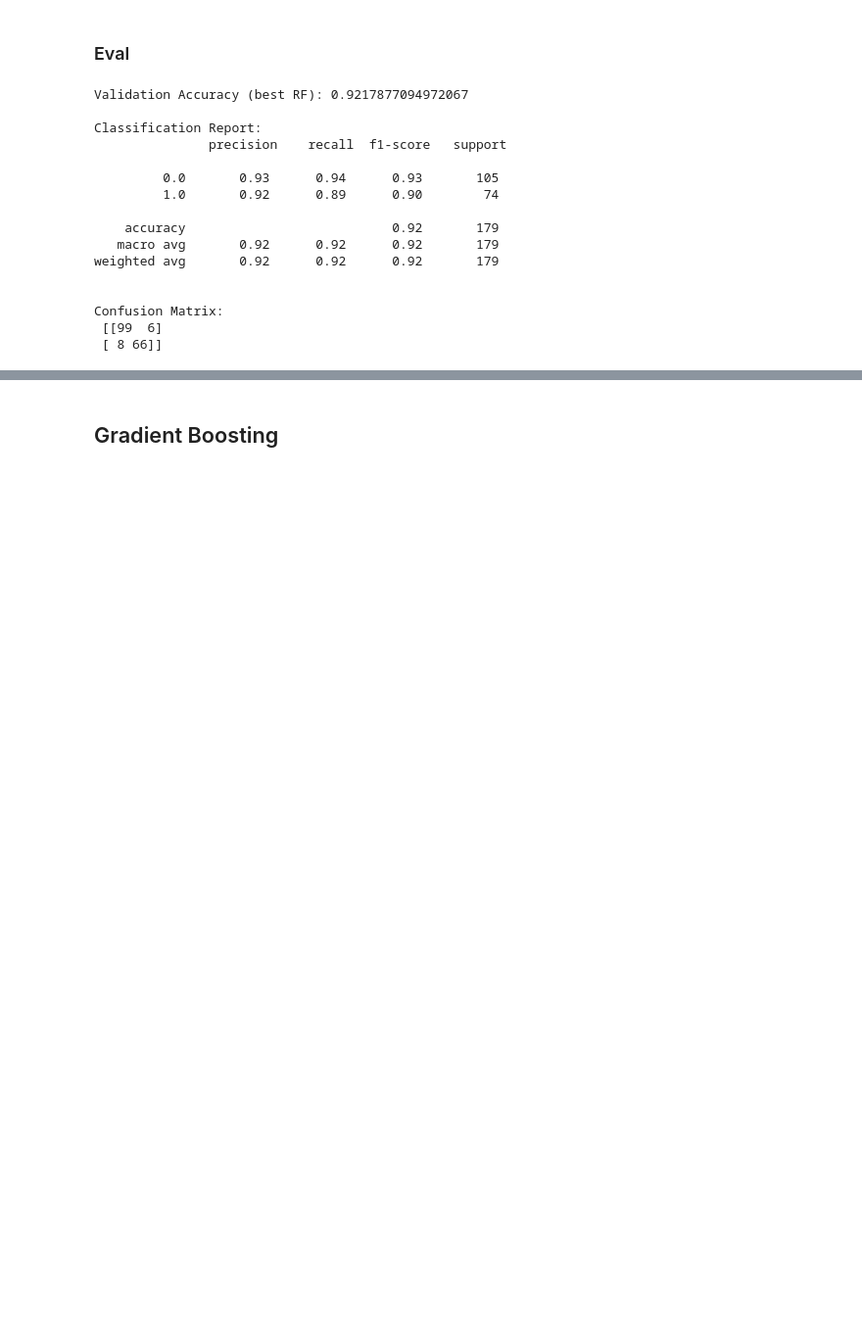
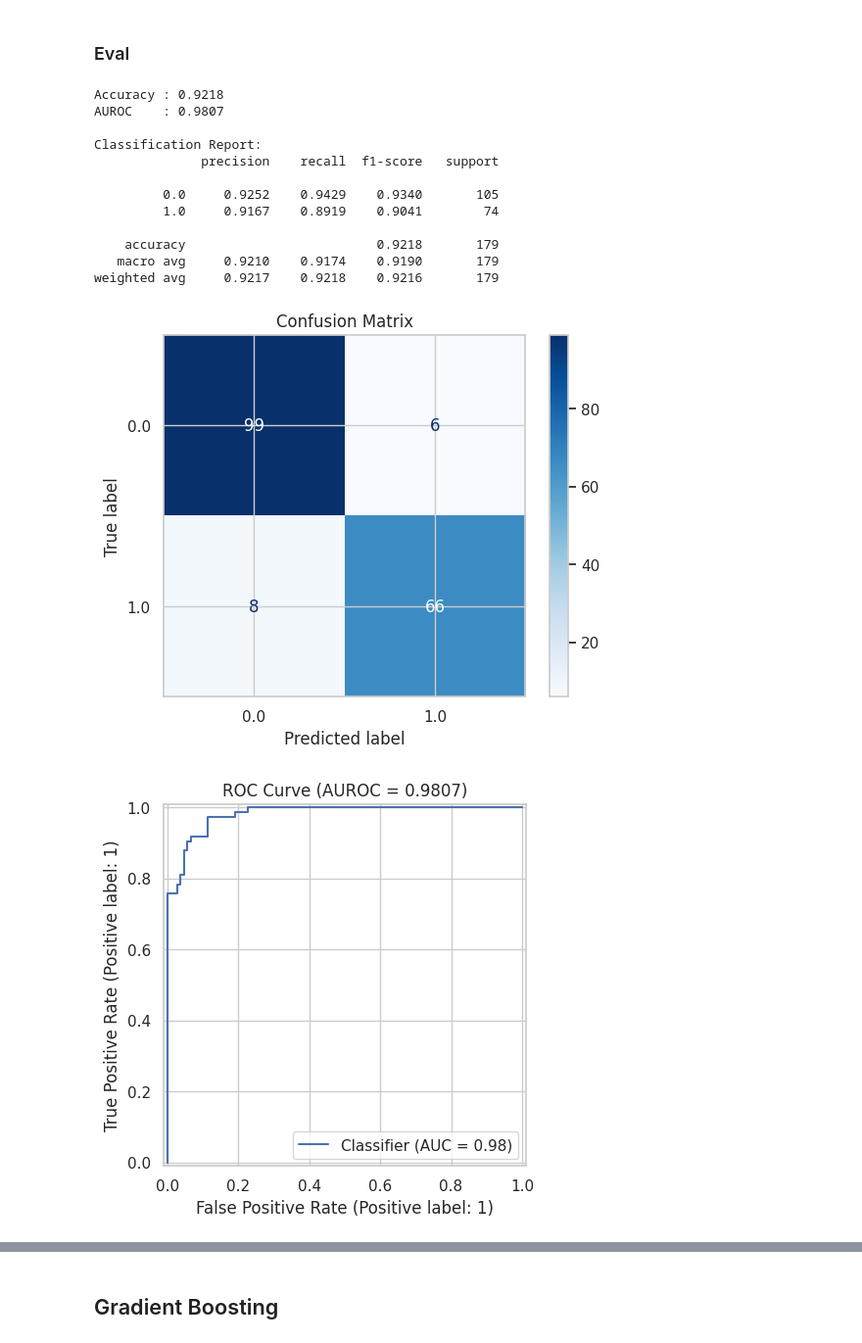
Before and after one commit to Taurusz1/Halado_Adatelemzes, a Jupyter notebook: Halado_Adatelemzes_HF.ipynb, the cells around one changed output, grey strips where cells are left out. Shown at 98% size. Drawn from its saved outputs; the diff is of its cells as text; code cells hidden in the pictures; blank space fills up the shorter version.

```diff
--- a/Halado_Adatelemzes_HF.ipynb
+++ b/Halado_Adatelemzes_HF.ipynb
@@ -528,22 +528,11 @@ X_train, X_val, y_train, y_val = train_test_split(X, y, test_size=0.2, random_st
 rf = RandomForestClassifier(n_estimators=100, random_state=42)
 rf.fit(X_train, y_train)
 
-# Evaluate
+# Evaluate base model
 y_val_pred = rf.predict(X_val)
 print("Validation Accuracy:", accuracy_score(y_val, y_val_pred))
 print("\nClassification Report:\n", classification_report(y_val, y_val_pred))
 print("\nConfusion Matrix:\n", confusion_matrix(y_val, y_val_pred))
-
-# Final model trained on full data
-rf_final = RandomForestClassifier(n_estimators=100, random_state=42)
-rf_final.fit(X, y)
-
-# Predict on test_df
-X_test = test_df[x_cols]
-test_predictions = rf_final.predict(X_test)
-
-# Optional: attach predictions
-test_df['Survived'] = test_predictions
 # %% [output]
 Validation Accuracy: 0.8268156424581006
 
@@ -594,32 +578,61 @@ KeyboardInterrupt:
 # %% [markdown]
 ### Eval
 # %%
+from sklearn.metrics import (
+    accuracy_score,
+    classification_report,
+    confusion_matrix,
+    roc_auc_score,
+    ConfusionMatrixDisplay,
+    RocCurveDisplay,
+    PrecisionRecallDisplay
+)
+import matplotlib.pyplot as plt
+
 # The best model is already trained
 # Best params: {'bootstrap': True, 'max_depth': 10, 'max_features': None, 'min_samples_leaf': 2, 'min_samples_split': 5, 'n_estimators': 100}
 
 rf_final = RandomForestClassifier(bootstrap=True, max_depth=10, max_features=None, min_samples_leaf=2, min_samples_split=5, n_estimators=100, random_state=42)
 rf_final.fit(X, y)
-# Predict on validation set
-y_val_pred = rf_final.predict(X_val)
 
-# Evaluate
-print("Validation Accuracy (best RF):", accuracy_score(y_val, y_val_pred))
-print("\nClassification Report:\n", classification_report(y_val, y_val_pred))
-print("\nConfusion Matrix:\n", confusion_matrix(y_val, y_val_pred))
+# 1) Get predictions and prediction-probabilities
+y_val_pred  = rf_final.predict(X_val)
+y_val_probs = rf_final.predict_proba(X_val)[:, 1]
+
+# 2) Print scalar metrics
+acc   = accuracy_score(y_val, y_val_pred)
+auc   = roc_auc_score(y_val, y_val_probs)
+print(f"Accuracy : {acc:.4f}")
+print(f"AUROC    : {auc:.4f}\n")
+print("Classification Report:")
+print(classification_report(y_val, y_val_pred, digits=4))
+
+# 3) Plot Confusion Matrix
+ConfusionMatrixDisplay.from_predictions(y_val, y_val_pred, cmap="Blues", display_labels=rf_final.classes_)
+plt.title("Confusion Matrix")
+plt.show()
+
+# 4) Plot ROC Curve
+RocCurveDisplay.from_predictions(y_val, y_val_probs)
+plt.title(f"ROC Curve (AUROC = {auc:.4f})")
+plt.show()
+
+# 5) Plot Precision–Recall Curve
+PrecisionRecallDisplay.from_predictions(y_val, y_val_probs)
+plt.title("Precision–Recall Curve")
+plt.show()
 # %% [output]
-Validation Accuracy (best RF): 0.9217877094972067
+Accuracy : 0.9218
+AUROC    : 0.9807
 
 Classification Report:
-               precision    recall  f1-score   support
+              precision    recall  f1-score   support
 
-         0.0       0.93      0.94      0.93       105
-         1.0       0.92      0.89      0.90        74
+         0.0     0.9252    0.9429    0.9340       105
+         1.0     0.9167    0.8919    0.9041        74
 
-    accuracy                           0.92       179
-   macro avg       0.92      0.92      0.92       179
-weighted avg       0.92      0.92      0.92       179
-
-
-Confusion Matrix:
- [[99  6]
- [ 8 66]]
+    accuracy                         0.9218       179
+   macro avg     0.9210    0.9174    0.9190       179
+weighted avg     0.9217    0.9218    0.9216       179
+[figure, added]
+[figure, added]
```
Also changed, not shown: parts of 22 cells of this notebook.
